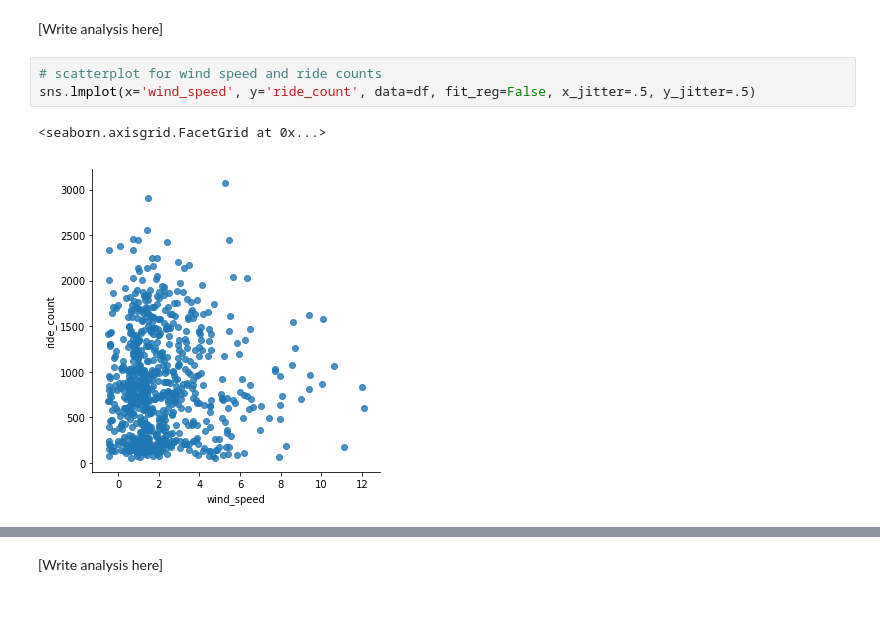
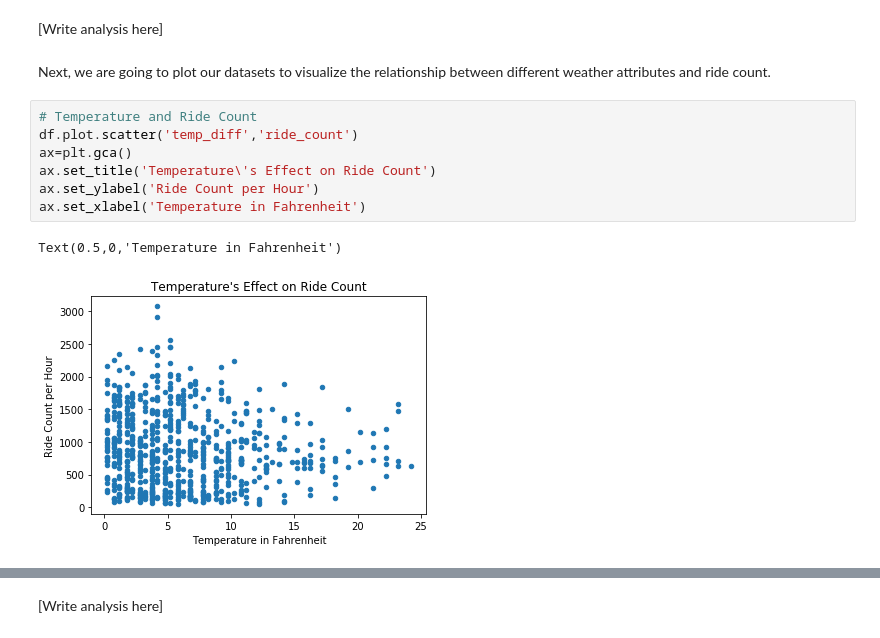
Before and after one commit to zil011/COGS108_Final_Project, a Jupyter notebook: FinalProject.ipynb, the cells around one changed output, grey strips where cells are left out. Drawn from its saved outputs; the diff is of its cells as text; blank space fills up the shorter version.

```diff
--- a/FinalProject.ipynb
+++ b/FinalProject.ipynb
@@ -405,8 +405,14 @@ temp_diff     -0.110900     0.290409    0.172227 -0.342927   1.000000
 # %% [markdown]
 [Write analysis here]
-# %%
-# scatterplot for wind speed and ride counts
-sns.lmplot(x='wind_speed', y='ride_count', data=df, fit_reg=False, x_jitter=.5, y_jitter=.5)
-# %% [output]
-<seaborn.axisgrid.FacetGrid at 0x...>
-[figure, removed]
+# %% [markdown]
+Next, we are going to plot our datasets to visualize the relationship between different weather attributes and ride count.
+# %%
+# Temperature and Ride Count
+df.plot.scatter('temp_diff','ride_count')
+ax=plt.gca()
+ax.set_title('Temperature\'s Effect on Ride Count')
+ax.set_ylabel('Ride Count per Hour')
+ax.set_xlabel('Temperature in Fahrenheit')
+# %% [output]
+Text(0.5,0,'Temperature in Fahrenheit')
+[figure, added]
```
Also changed, not shown: parts of 23 cells of this notebook.
